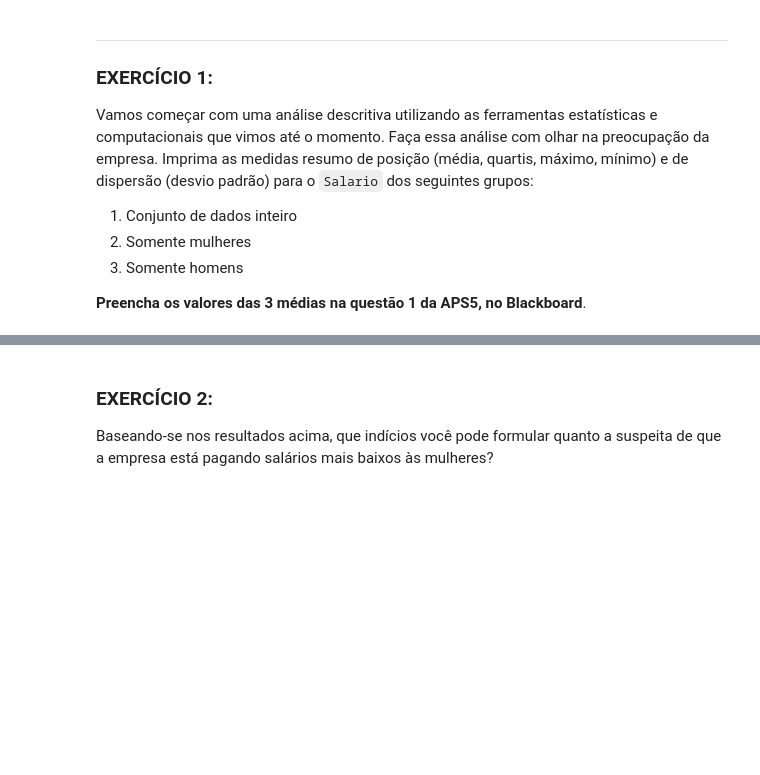
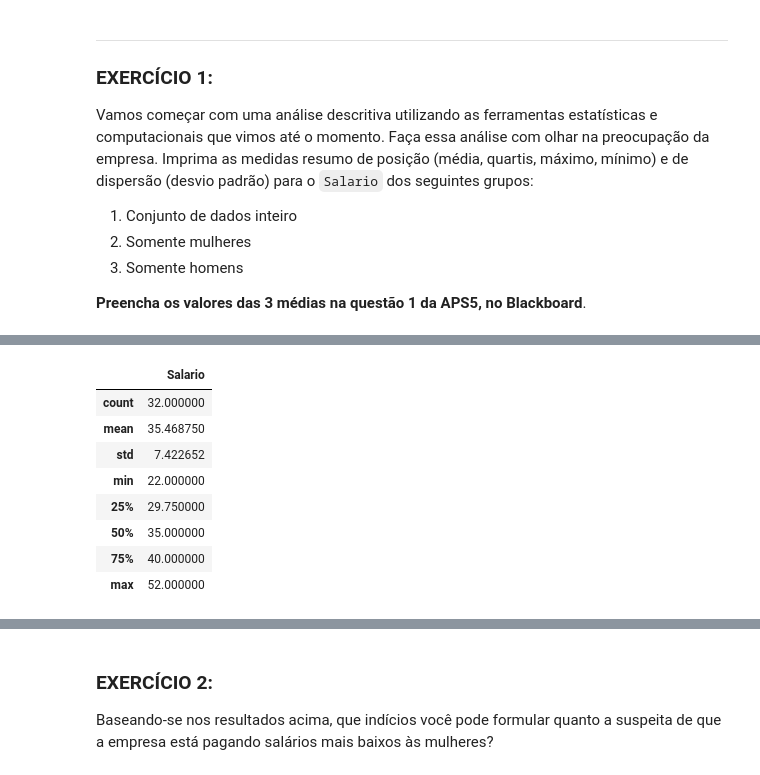
Before and after one commit to thevitorhideki/cdados, a Jupyter notebook: exercicios/Aula09_Exercicio_ExplorandoDuasVariaveisQuantitativas_Discriminacao.ipynb, the cells around one changed output, grey strips where cells are left out. Cells and saved outputs as stored; diff of their text form; code cells hidden in the pictures; blank space fills up the shorter version.

```diff
--- a/exercicios/Aula09_Exercicio_ExplorandoDuasVariaveisQuantitativas_Discriminacao.ipynb
+++ b/exercicios/Aula09_Exercicio_ExplorandoDuasVariaveisQuantitativas_Discriminacao.ipynb
@@ -72,0 +100,12 @@ Vamos começar com uma análise descritiva utilizando as ferramentas estatístic
+# %%
+dados.loc[dados['Sexo'] == 'fem', ['Salario']].describe()
+# %% [output]
+|  | Salario |
+| count | 32.000000 |
+| mean | 35.468750 |
+| std | 7.422652 |
+| min | 22.000000 |
+| 25% | 29.750000 |
+| 50% | 35.000000 |
+| 75% | 40.000000 |
+| max | 52.000000 |
```
Also changed, not shown: parts of 15 cells of this notebook, 3 other files.
